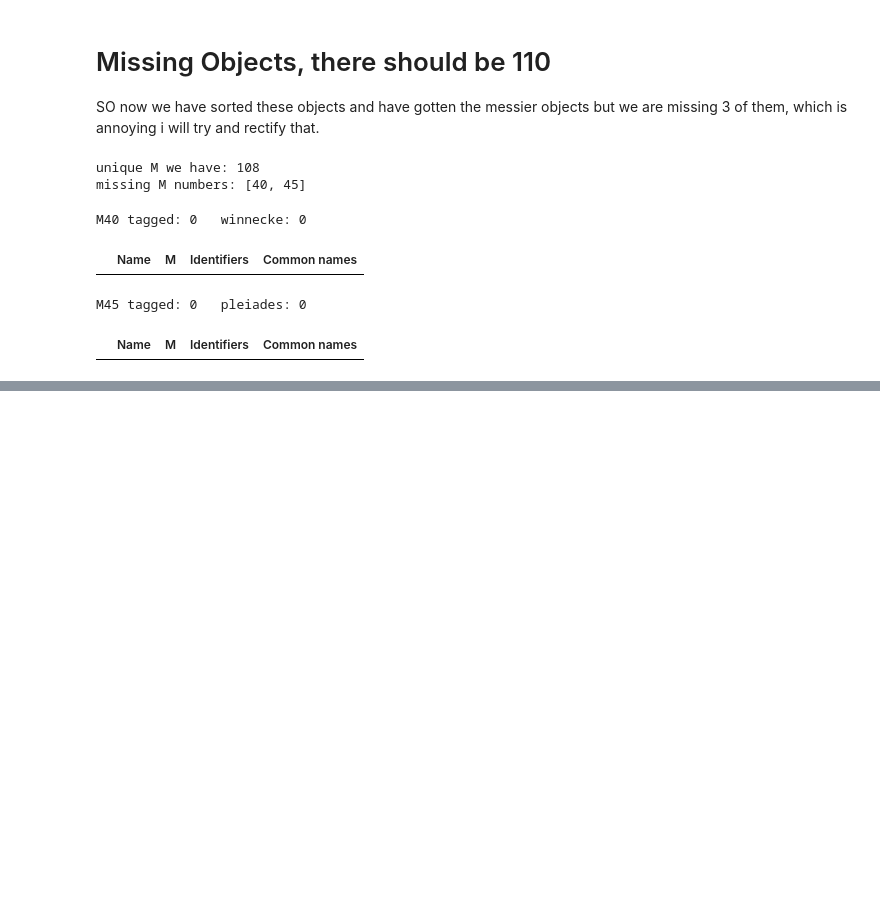
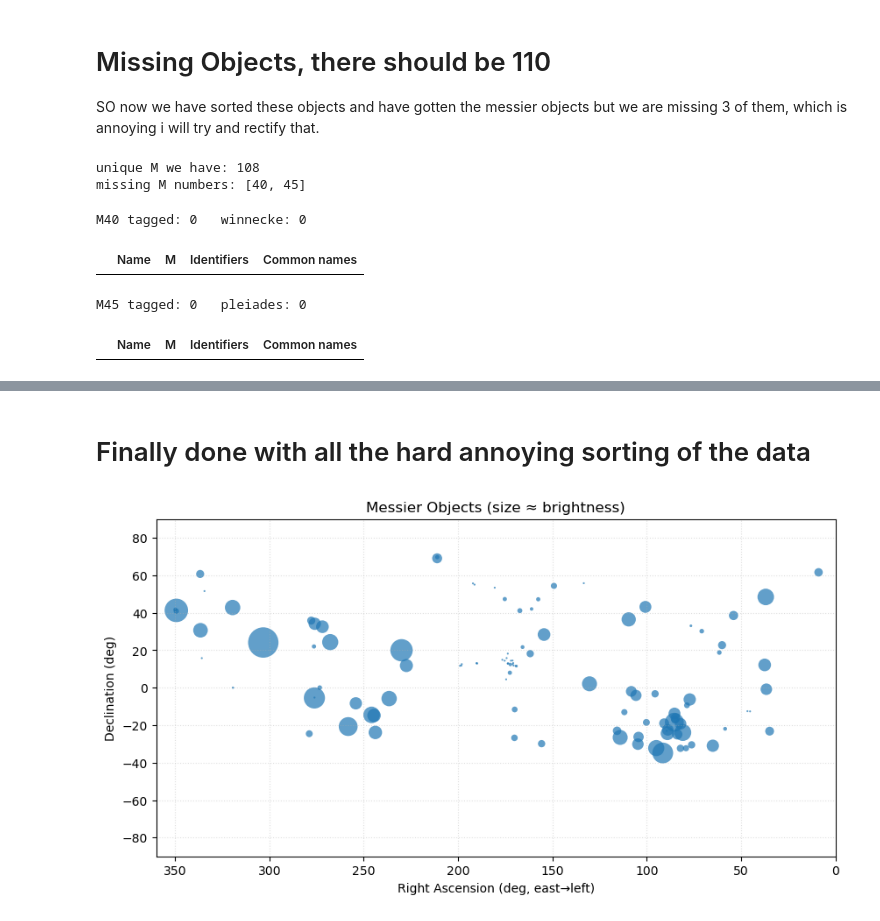
Before and after one commit to MUTEJIMMY/Astr1221_Project2_Abdirahman, a Jupyter notebook: Project2_DataWrangling.ipynb, the cells around one changed output, grey strips where cells are left out. Drawn from its saved outputs; the diff is of its cells as text; code cells hidden in the pictures; blank space fills up the shorter version.

Commit message:
Clean Messier pipeline: cache CSV, RA/Dec, plots

```diff
--- a/Project2_DataWrangling.ipynb
+++ b/Project2_DataWrangling.ipynb
@@ -177,0 +202,3 @@ I can't get these 2 objects to appear from this sort, and I've tried a lot more
+# %%
+messier = pd.read_csv("data/messier_raw.csv")
+messier.head()
@@ -177,0 +383,17 @@ I can't get these 2 objects to appear from this sort, and I've tried a lot more
+# %%
+# add astropy coords + readable columns
+c = SkyCoord(ra=messier["RA_deg"].values * u.deg,
+             dec=messier["Dec_deg"].values * u.deg,
+             frame="icrs")
+
+# pretty strings for quick eyeballing
+messier["RA_hms"]  = c.ra.to_string(unit=u.hour, sep=":", precision=2, pad=True)
+messier["Dec_dms"] = c.dec.to_string(unit=u.deg,  sep=":", precision=1, pad=True, alwayssign=True)
+
+# simple galactic coords too
+g = c.galactic
+messier["l_deg"] = g.l.deg.round(3)
+messier["b_deg"] = g.b.deg.round(3)
+
+# preview
+messier.head()
@@ -177,0 +407,24 @@ I can't get these 2 objects to appear from this sort, and I've tried a lot more
+# %% [markdown]
+# Finally done with all the hard annoying sorting of the data
+# %%
+# quick sky map: RA vs Dec (bigger dot = brighter)
+m = messier.dropna(subset=["RA_deg", "Dec_deg", "Magnitude"]).copy()
+
+# flip RA so the sky reads east→left like real star charts
+x = 360 - m["RA_deg"]
+y = m["Dec_deg"]
+
+# simple size scale: brighter (smaller mag) -> larger marker
+sizes = (9.5 - m["Magnitude"]).clip(lower=0.5) ** 2 * 10
+
+plt.figure(figsize=(10, 5))
+plt.scatter(x, y, s=sizes, alpha=0.7, edgecolors="none")
+plt.xlim(360, 0)
+plt.ylim(-90, 90)
+plt.xlabel("Right Ascension (deg, east→left)")
+plt.ylabel("Declination (deg)")
+plt.title("Messier Objects (size ≈ brightness)")
+plt.grid(True, linestyle=":", alpha=0.4)
+plt.show()
+# %% [output]
+[figure, added]
```
Also changed, not shown: parts of 14 cells of this notebook, 3 other files.
